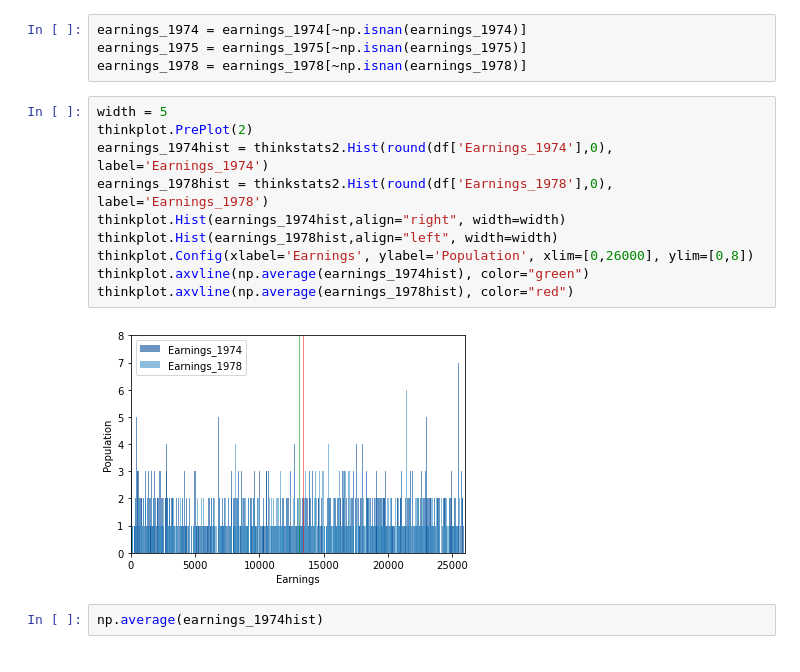
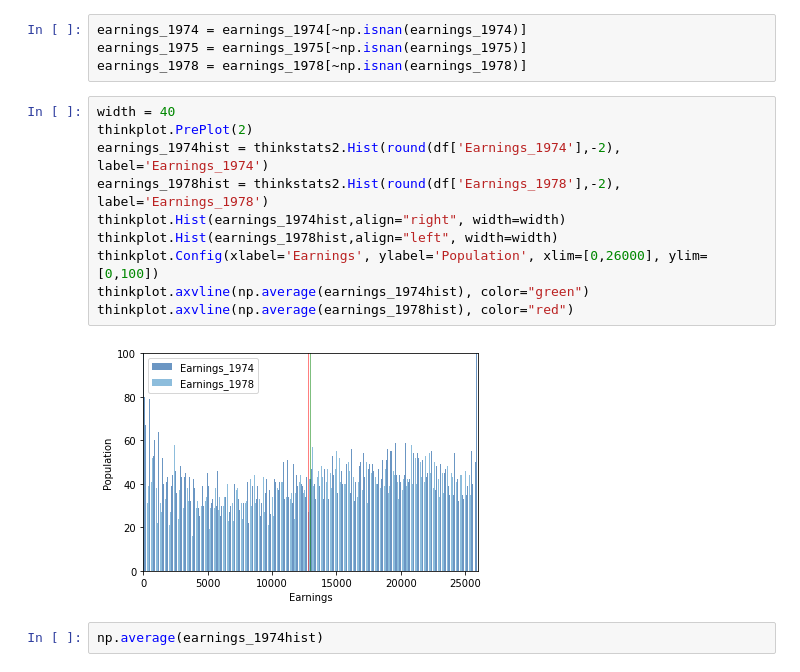
Before and after one commit to Asdukey/BSIP_Assignment_1_Students, a Jupyter notebook: stats_asn_1_stud_temp.ipynb, the cells around one changed output. Cells and saved outputs as stored; diff of their text form.

```diff
--- a/stats_asn_1_stud_temp.ipynb
+++ b/stats_asn_1_stud_temp.ipynb
@@ -308,17 +322,17 @@ earnings_1974 = earnings_1974[~np.isnan(earnings_1974)]
 earnings_1975 = earnings_1975[~np.isnan(earnings_1975)]
 earnings_1978 = earnings_1978[~np.isnan(earnings_1978)]
 # %%
-width = 5
+width = 40
 thinkplot.PrePlot(2)
-earnings_1974hist = thinkstats2.Hist(round(df['Earnings_1974'],0), label='Earnings_1974')
-earnings_1978hist = thinkstats2.Hist(round(df['Earnings_1978'],0), label='Earnings_1978')
+earnings_1974hist = thinkstats2.Hist(round(df['Earnings_1974'],-2), label='Earnings_1974')
+earnings_1978hist = thinkstats2.Hist(round(df['Earnings_1978'],-2), label='Earnings_1978')
 thinkplot.Hist(earnings_1974hist,align="right", width=width)
 thinkplot.Hist(earnings_1978hist,align="left", width=width)
-thinkplot.Config(xlabel='Earnings', ylabel='Population', xlim=[0,26000], ylim=[0,8])
+thinkplot.Config(xlabel='Earnings', ylabel='Population', xlim=[0,26000], ylim=[0,100])
 thinkplot.axvline(np.average(earnings_1974hist), color="green")
 thinkplot.axvline(np.average(earnings_1978hist), color="red")
 # %% [output]
-[figure, old version]
+[figure, new version]
 # %%
 np.average(earnings_1974hist)
 # %% [output]
```
Also changed, not shown: parts of 2 cells of this notebook.
